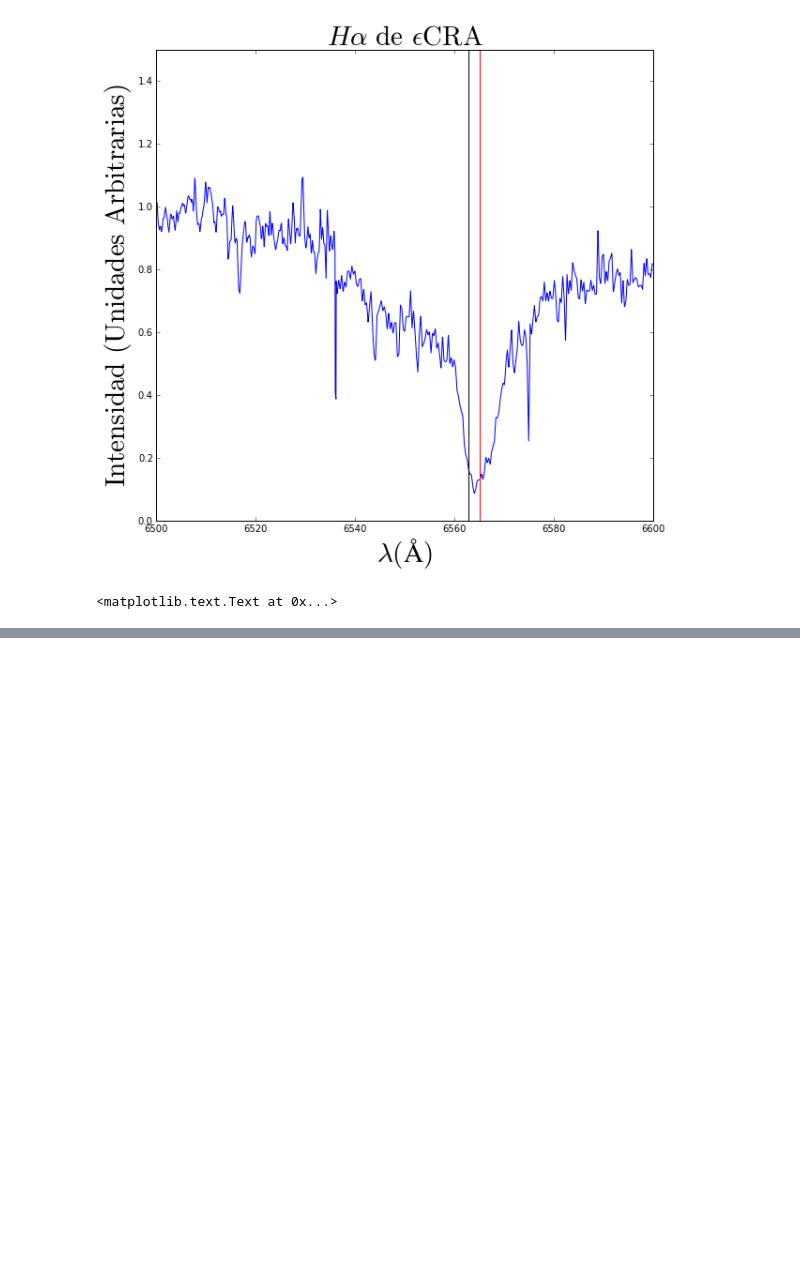
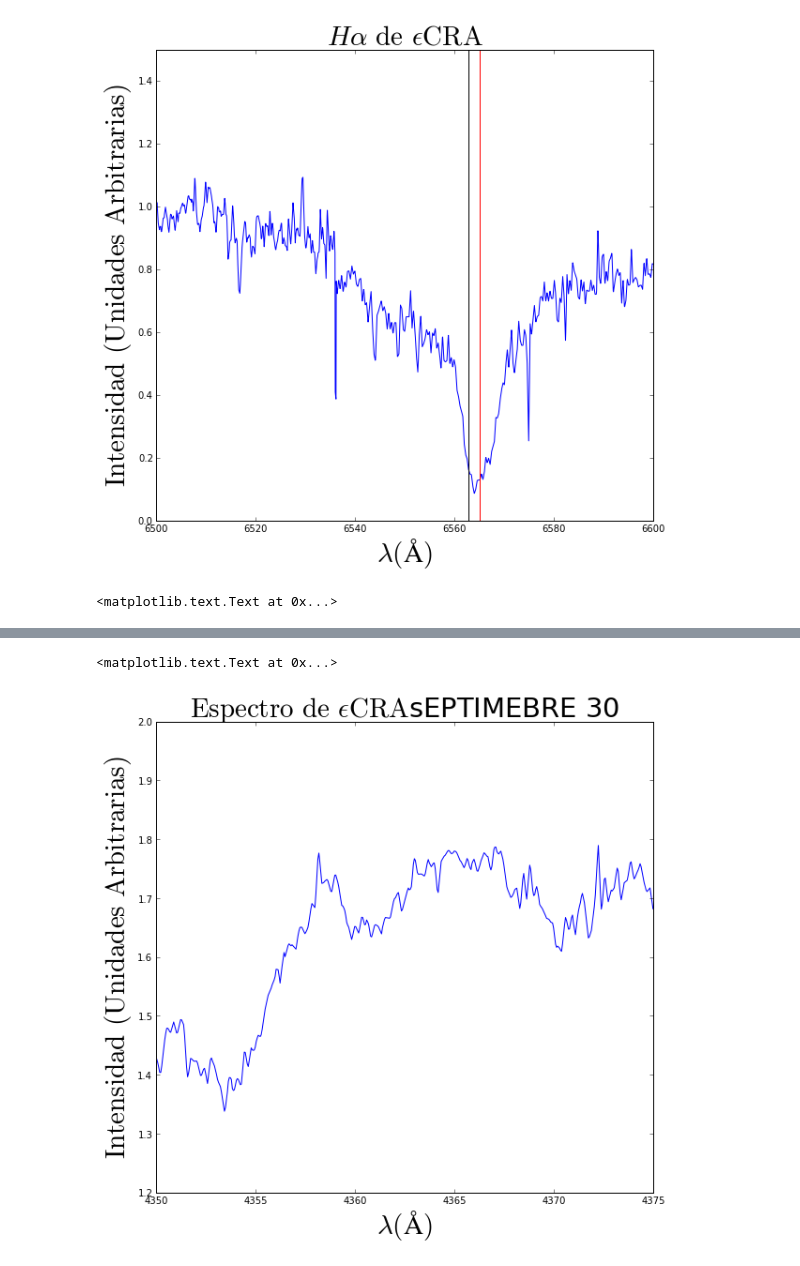
Before and after one commit to jngaravitoc/EpsCra, a Jupyter notebook: Spectra_analysis.ipynb, the cells around one changed output, grey strips where cells are left out. Cells and saved outputs as stored; diff of their text form; code cells hidden in the pictures; blank space fills up the shorter version.

```diff
--- a/Spectra_analysis.ipynb
+++ b/Spectra_analysis.ipynb
@@ -199,0 +286,15 @@ plt.title('$\mathrm{Espectro}$ $\mathrm{de}$ $\mathrm{\epsilon}$$\mathrm{CRA}$sE
+# %%
+# Eps Cra sept 10 from (4275 to 4300)
+figure(num=None, figsize=(9.5,9))
+plt.plot(l_5, I_5)
+
+plt.ylim([1.2, 2.0])
+plt.xlim([4350, 4375])
+plt.xlabel('$\mathrm{\lambda(\AA)}$', fontsize = 29)
+plt.ylabel('$\mathrm{Intensidad}$ $\mathrm{(Unidades}$ $\mathrm{Arbitrarias)}$', fontsize = 29)
+plt.title('$\mathrm{Espectro}$ $\mathrm{de}$ $\mathrm{\epsilon}$$\mathrm{CRA}$sEPTIMEBRE 30', fontsize = 29)
+#plt.show()
+#savefig('Espectro1.png')
+# %% [output]
+<matplotlib.text.Text at 0x...>
+[figure, added]
```
Also changed, not shown: parts of 13 cells of this notebook.
